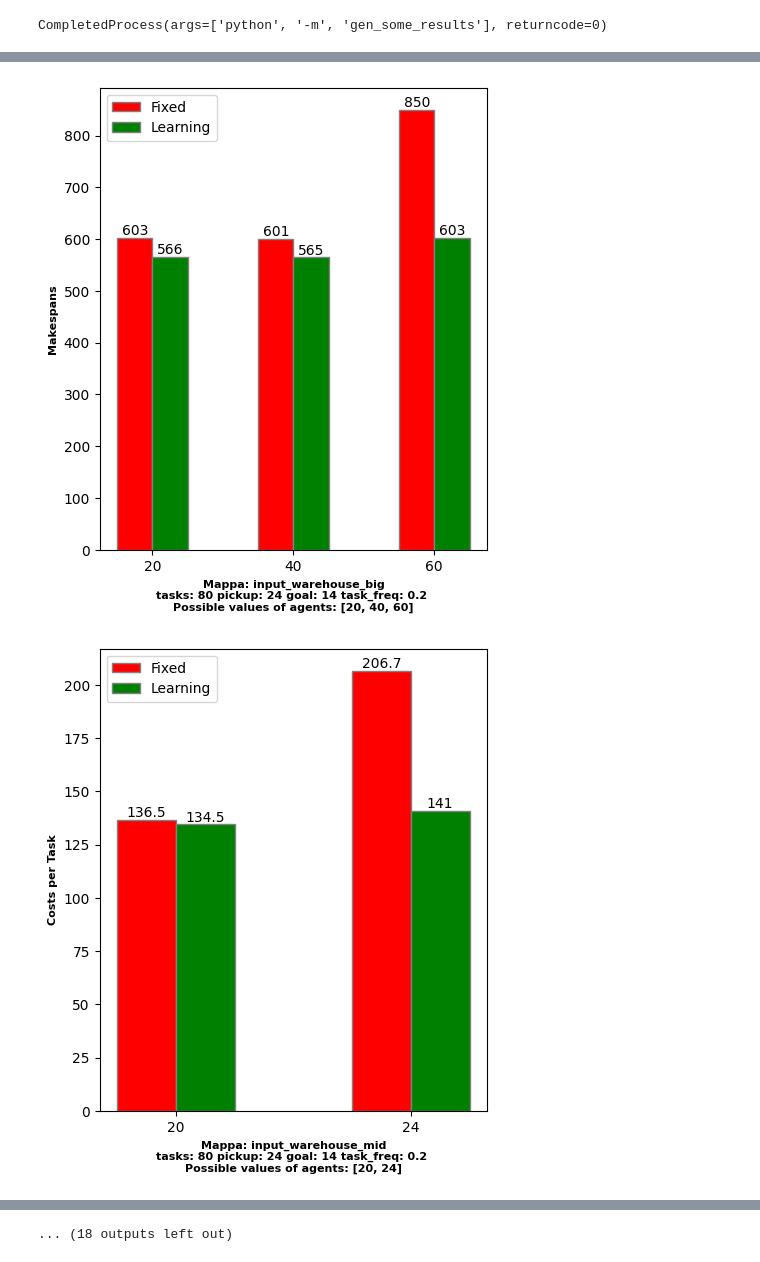
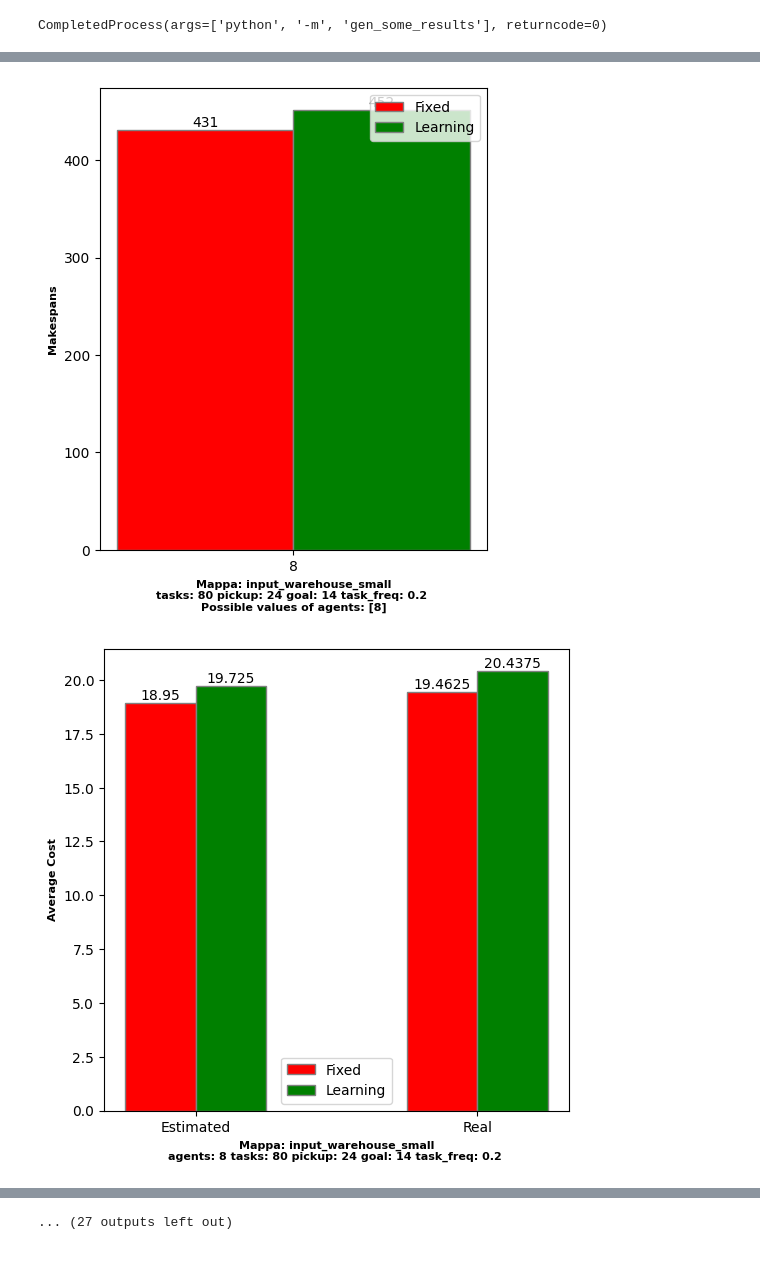
Before and after one commit to pullipulli/estimation_MAPD-P, a Jupyter notebook: Utils/ShowStats/show_results.ipynb, the cells around one changed output, grey strips where cells are left out. Cells and saved outputs as stored; diff of their text form; code cells hidden in the pictures.

Commit message:
Real vs estimated avg costs bar charts

```diff
--- a/Utils/ShowStats/show_results.ipynb
+++ b/Utils/ShowStats/show_results.ipynb
@@ -45,7 +45,7 @@ possible_number_of_agents = results["agents_num"]
 possible_number_of_starts = results["start_num"]
 possible_number_of_goals = results["goal_num"]
 # %%
-from stats_visualizer import StatsVisualizer, METRICS
+from stats_visualizer import StatsVisualizer, TIME_METRICS
 
 stats_visualizer = StatsVisualizer(maps, possible_number_of_agents, possible_number_of_tasks, possible_number_of_task_freq, possible_number_of_starts, possible_number_of_goals)
 
@@ -53,6 +53,7 @@ stats_visualizer = StatsVisualizer(maps, possible_number_of_agents, possible_num
 # TODO: Aggiungere l'evoluzione temporale di alcuni risultati
 
 for my_map in stats_visualizer.get_map_names():
-    for metric_name in METRICS:
-        stats_visualizer.show_double_bar_metric(my_map, metric_name, METRICS[metric_name])
+    for metric_name in TIME_METRICS:
+        stats_visualizer.show_double_bar_time_metric(my_map, metric_name, TIME_METRICS[metric_name])
+    stats_visualizer.show_real_vs_estimated_avg_costs(my_map)
 # %% [output]
@@ -64,2 +65,2 @@ for my_map in stats_visualizer.get_map_names():
-[figure, old version]
+[figure, new version]
-[figure, old version]
+[figure, new version]
@@ -71 +72 @@ for my_map in stats_visualizer.get_map_names():
-... (18 outputs left out)
+... (27 outputs left out)
```
Also changed, not shown: parts of 1 cell of this notebook, 1 other file.
